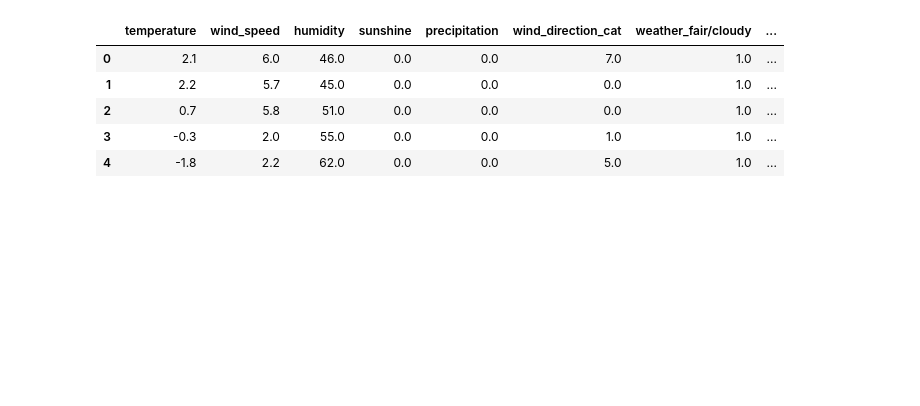
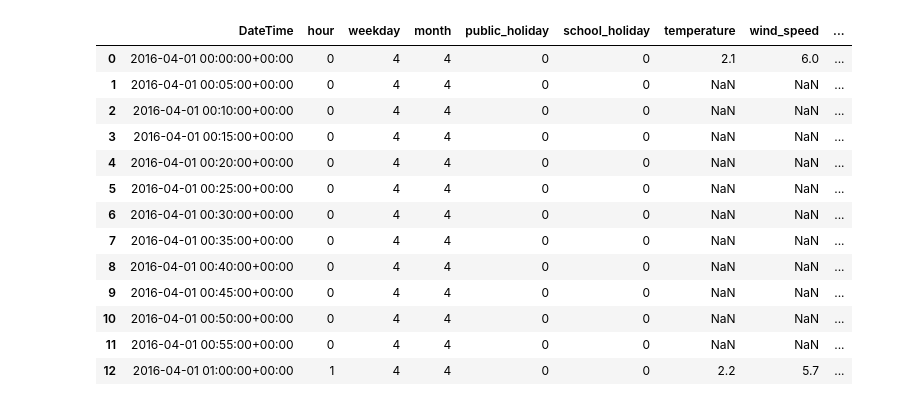
Before and after one commit to lp-code/bysykkeloslo, a Jupyter notebook: notebooks/4_LP_joinDatasets.ipynb, the cells around one changed output. Saved outputs shown, nothing was run; the diff lists cells and outputs as text; code cells hidden in the pictures; blank space fills up the shorter version.

```diff
--- a/notebooks/4_LP_joinDatasets.ipynb
+++ b/notebooks/4_LP_joinDatasets.ipynb
@@ -13,5 +13,7 @@ processed_data_dir = os.sep.join([project_dir, 'data', 'processed'])
 
 %matplotlib inline
 # %%
+df_date = pd.read_feather(os.sep.join([processed_data_dir, 'datetime_features.feather']))
 df_met  = pd.read_feather(os.sep.join([processed_data_dir, 'blindern_met_features.feather']))
-df_date = pd.read_feather(os.sep.join([processed_data_dir, 'datetime_features.feather']))
+df_sun  = pd.read_feather(os.sep.join([processed_data_dir, 'solar_elevation_1h.feather']))
+dfs = [df_date, df_met, df_sun]
@@ -36,12 +42,22 @@ df_date.head()
 # %%
-df_joined = pd.merge(df_met, df_date, left_on='index', right_on='DateTime', how='right')
+df_joined = pd.merge(df_date, df_met, left_on='DateTime', right_on='index', how='left')
 df_joined.drop(columns=['level_0', 'index'], inplace=True)
+df_joined = pd.merge(df_joined, df_sun, left_on='DateTime', right_on='index', how='left')
+df_joined.drop(columns=['index', 'solar_elevation_cat'], inplace=True)
 # %%
-df_joined.head()
+df_joined.head(13)
 # %% [output]
-|  | temperature | wind_speed | humidity | sunshine | precipitation | wind_direction_cat | weather_fair/cloudy | ... |
-| 0 | 2.1 | 6.0 | 46.0 | 0.0 | 0.0 | 7.0 | 1.0 | ... |
-| 1 | 2.2 | 5.7 | 45.0 | 0.0 | 0.0 | 0.0 | 1.0 | ... |
-| 2 | 0.7 | 5.8 | 51.0 | 0.0 | 0.0 | 0.0 | 1.0 | ... |
-| 3 | -0.3 | 2.0 | 55.0 | 0.0 | 0.0 | 1.0 | 1.0 | ... |
-| 4 | -1.8 | 2.2 | 62.0 | 0.0 | 0.0 | 5.0 | 1.0 | ... |
+|  | DateTime | hour | weekday | month | public_holiday | school_holiday | temperature | wind_speed | ... |
+| 0 | 2016-04-01 00:00:00+00:00 | 0 | 4 | 4 | 0 | 0 | 2.1 | 6.0 | ... |
+| 1 | 2016-04-01 00:05:00+00:00 | 0 | 4 | 4 | 0 | 0 | NaN | NaN | ... |
+| 2 | 2016-04-01 00:10:00+00:00 | 0 | 4 | 4 | 0 | 0 | NaN | NaN | ... |
+| 3 | 2016-04-01 00:15:00+00:00 | 0 | 4 | 4 | 0 | 0 | NaN | NaN | ... |
+| 4 | 2016-04-01 00:20:00+00:00 | 0 | 4 | 4 | 0 | 0 | NaN | NaN | ... |
+| 5 | 2016-04-01 00:25:00+00:00 | 0 | 4 | 4 | 0 | 0 | NaN | NaN | ... |
+| 6 | 2016-04-01 00:30:00+00:00 | 0 | 4 | 4 | 0 | 0 | NaN | NaN | ... |
+| 7 | 2016-04-01 00:35:00+00:00 | 0 | 4 | 4 | 0 | 0 | NaN | NaN | ... |
+| 8 | 2016-04-01 00:40:00+00:00 | 0 | 4 | 4 | 0 | 0 | NaN | NaN | ... |
+| 9 | 2016-04-01 00:45:00+00:00 | 0 | 4 | 4 | 0 | 0 | NaN | NaN | ... |
+| 10 | 2016-04-01 00:50:00+00:00 | 0 | 4 | 4 | 0 | 0 | NaN | NaN | ... |
+| 11 | 2016-04-01 00:55:00+00:00 | 0 | 4 | 4 | 0 | 0 | NaN | NaN | ... |
+| 12 | 2016-04-01 01:00:00+00:00 | 1 | 4 | 4 | 0 | 0 | 2.2 | 5.7 | ... |
```
Also changed, not shown: parts of 5 cells of this notebook.
